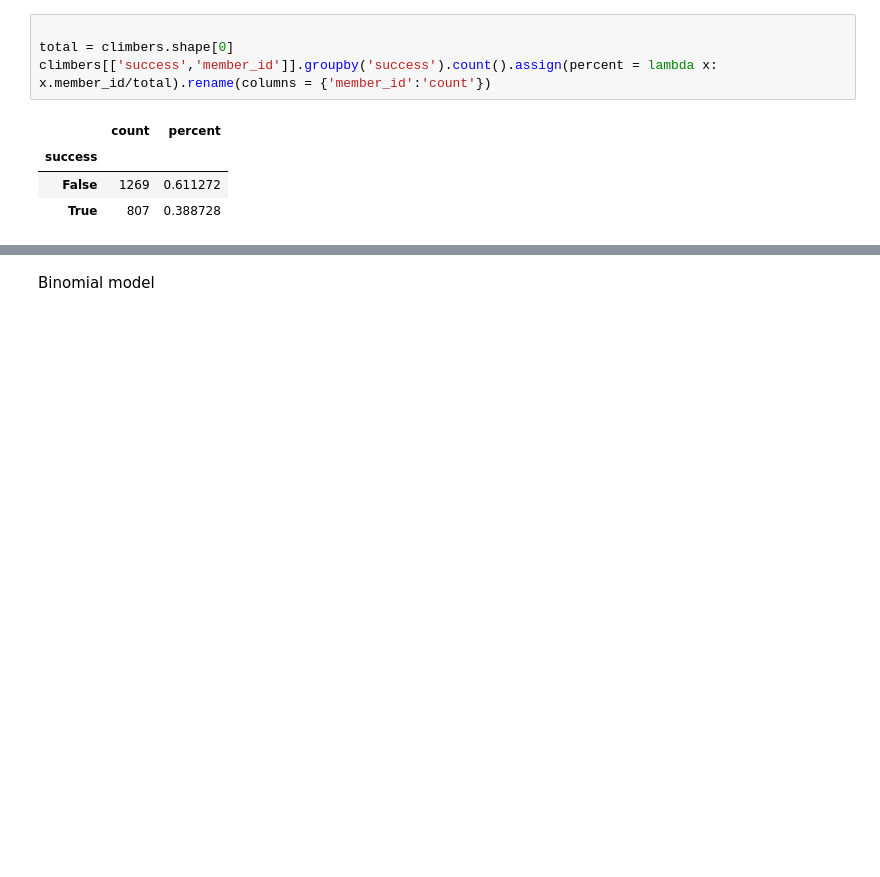
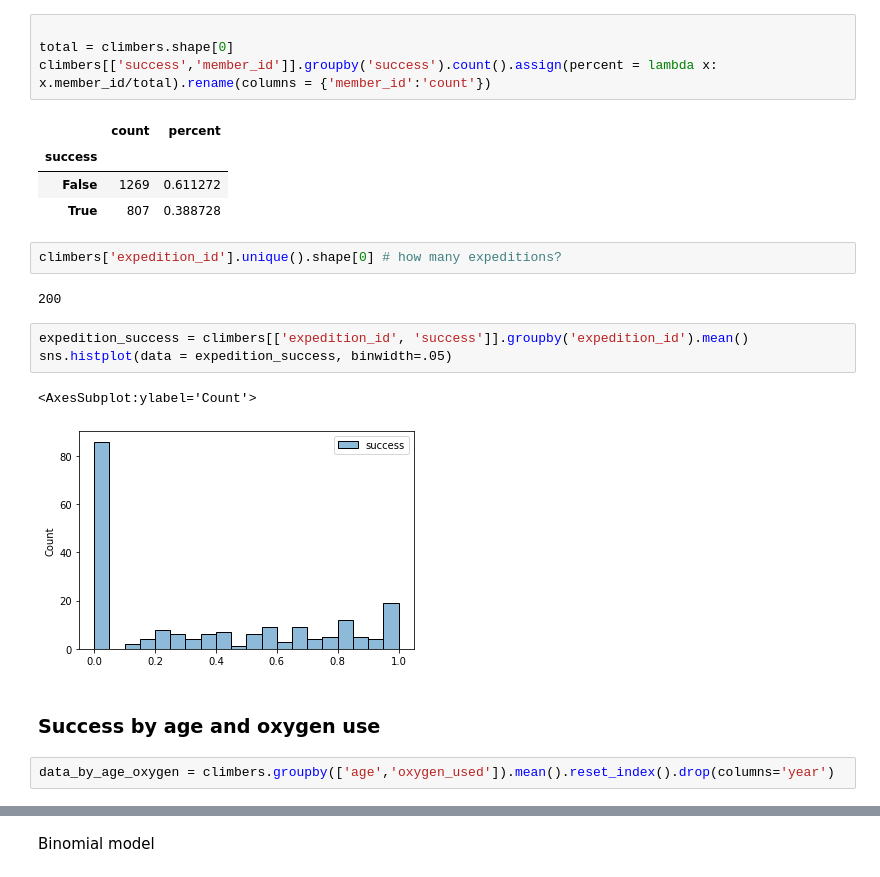
Before and after one commit to DrEntropy/BayesRulesWork, a Jupyter notebook: Chapter18.ipynb, the cells around one changed output, grey strips where cells are left out. Drawn from its saved outputs; the diff is of its cells as text; blank space fills up the shorter version.

```diff
--- a/Chapter18.ipynb
+++ b/Chapter18.ipynb
@@ -27,3 +31,17 @@ climbers[['success','member_id']].groupby('success').count().assign(percent = la
 | success |  |  |
 | False | 1269 | 0.611272 |
 | True | 807 | 0.388728 |
+# %%
+climbers['expedition_id'].unique().shape[0] # how many expeditions?
+# %% [output]
+200
+# %%
+expedition_success = climbers[['expedition_id', 'success']].groupby('expedition_id').mean()
+sns.histplot(data = expedition_success, binwidth=.05)
+# %% [output]
+<AxesSubplot:ylabel='Count'>
+[figure, added]
+# %% [markdown]
+### Success by age and oxygen use
+# %%
+data_by_age_oxygen = climbers.groupby(['age','oxygen_used']).mean().reset_index().drop(columns='year')
```
Also changed, not shown: parts of 22 cells of this notebook.
